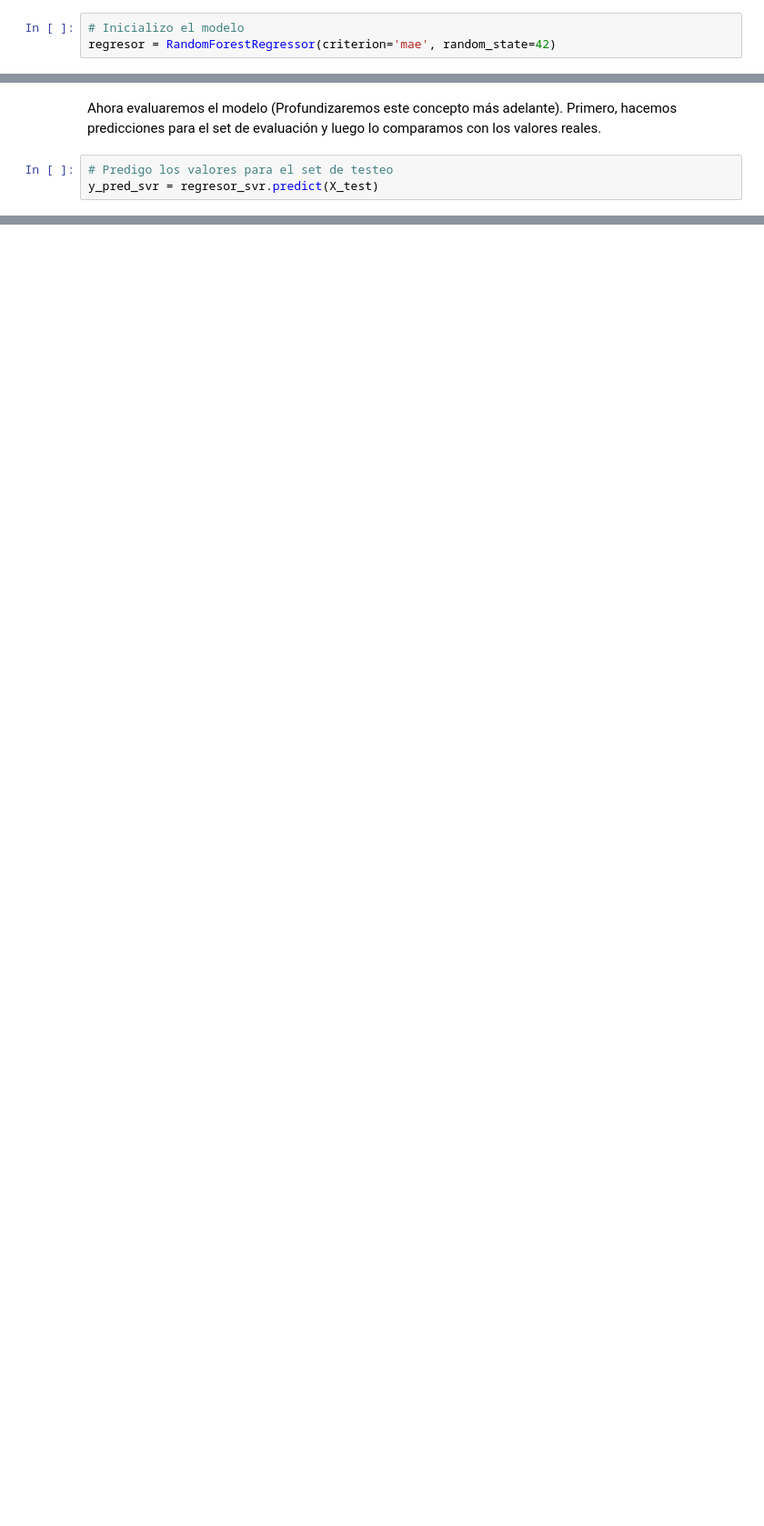
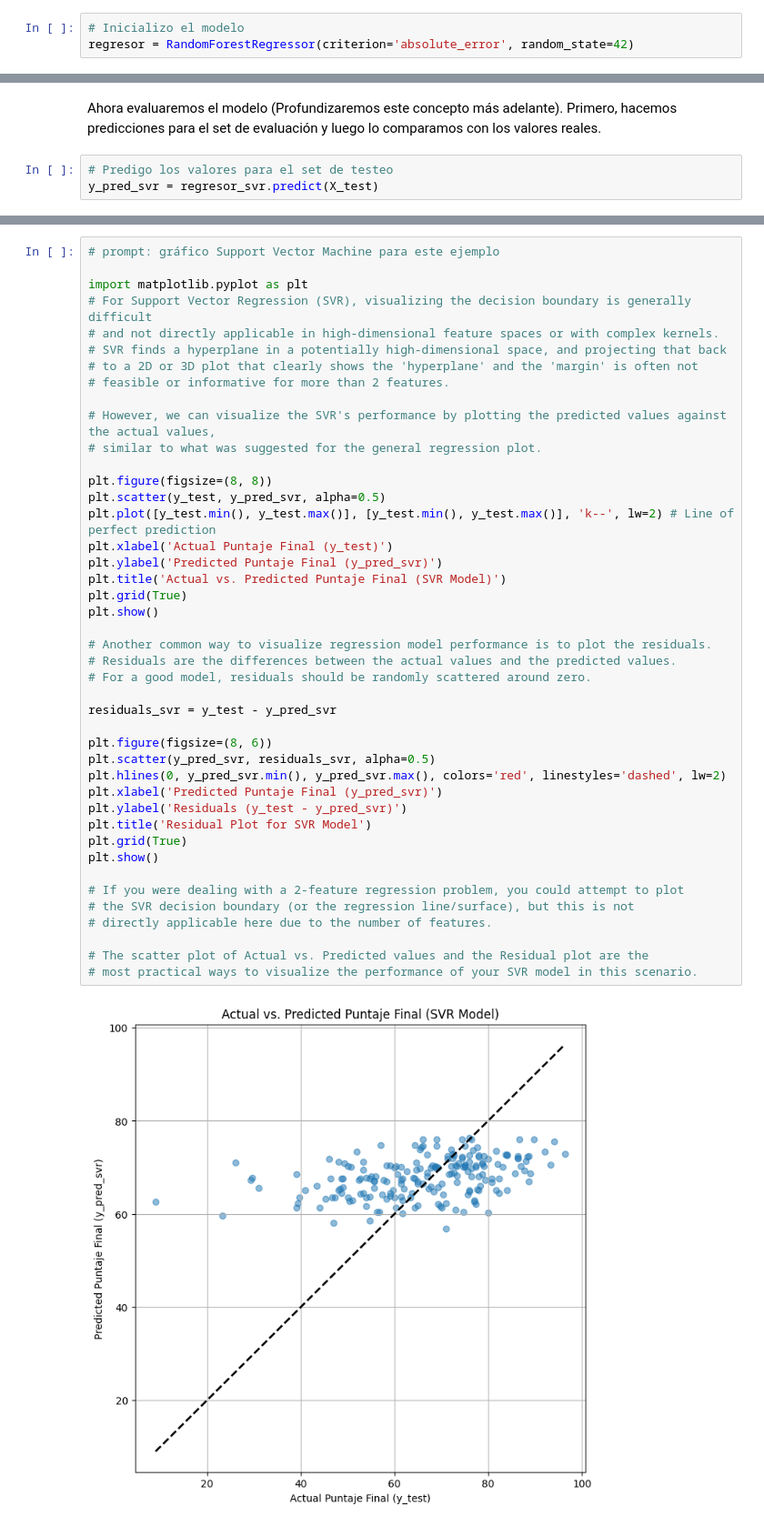
Before and after one commit to antonellafontanetto/DataScience, a Jupyter notebook: Notebook_16.ipynb, the cells around one changed output, grey strips where cells are left out. Shown: that part at 91% size. Cells and saved outputs as stored; diff of their text form; blank space fills up the shorter version.

```diff
--- a/Notebook_16.ipynb
+++ b/Notebook_16.ipynb
@@ -178,7 +247,7 @@ from sklearn.ensemble import RandomForestRegressor
 from sklearn.metrics import mean_absolute_error
 # %%
 # Inicializo el modelo
-regresor = RandomForestRegressor(criterion='mae', random_state=42)
+regresor = RandomForestRegressor(criterion='absolute_error', random_state=42)
 # %%
 # Entreno el modelo
 regresor.fit(X_train, y_train);
@@ -258,0 +354,45 @@ mean_absolute_error(y_test, y_pred_svr)
+# %%
+# prompt: gráfico Support Vector Machine para este ejemplo
+
+import matplotlib.pyplot as plt
+# For Support Vector Regression (SVR), visualizing the decision boundary is generally difficult
+# and not directly applicable in high-dimensional feature spaces or with complex kernels.
+# SVR finds a hyperplane in a potentially high-dimensional space, and projecting that back
+# to a 2D or 3D plot that clearly shows the 'hyperplane' and the 'margin' is often not
+# feasible or informative for more than 2 features.
+
+# However, we can visualize the SVR's performance by plotting the predicted values against the actual values,
+# similar to what was suggested for the general regression plot.
+
+plt.figure(figsize=(8, 8))
+plt.scatter(y_test, y_pred_svr, alpha=0.5)
+plt.plot([y_test.min(), y_test.max()], [y_test.min(), y_test.max()], 'k--', lw=2) # Line of perfect prediction
+plt.xlabel('Actual Puntaje Final (y_test)')
+plt.ylabel('Predicted Puntaje Final (y_pred_svr)')
+plt.title('Actual vs. Predicted Puntaje Final (SVR Model)')
+plt.grid(True)
+plt.show()
+
+# Another common way to visualize regression model performance is to plot the residuals.
+# Residuals are the differences between the actual values and the predicted values.
+# For a good model, residuals should be randomly scattered around zero.
+
+residuals_svr = y_test - y_pred_svr
+
+plt.figure(figsize=(8, 6))
+plt.scatter(y_pred_svr, residuals_svr, alpha=0.5)
+plt.hlines(0, y_pred_svr.min(), y_pred_svr.max(), colors='red', linestyles='dashed', lw=2)
+plt.xlabel('Predicted Puntaje Final (y_pred_svr)')
+plt.ylabel('Residuals (y_test - y_pred_svr)')
+plt.title('Residual Plot for SVR Model')
+plt.grid(True)
+plt.show()
+
+# If you were dealing with a 2-feature regression problem, you could attempt to plot
+# the SVR decision boundary (or the regression line/surface), but this is not
+# directly applicable here due to the number of features.
+
+# The scatter plot of Actual vs. Predicted values and the Residual plot are the
+# most practical ways to visualize the performance of your SVR model in this scenario.
+# %% [output]
+[figure, added]
```
Also changed, not shown: parts of 13 cells of this notebook.
